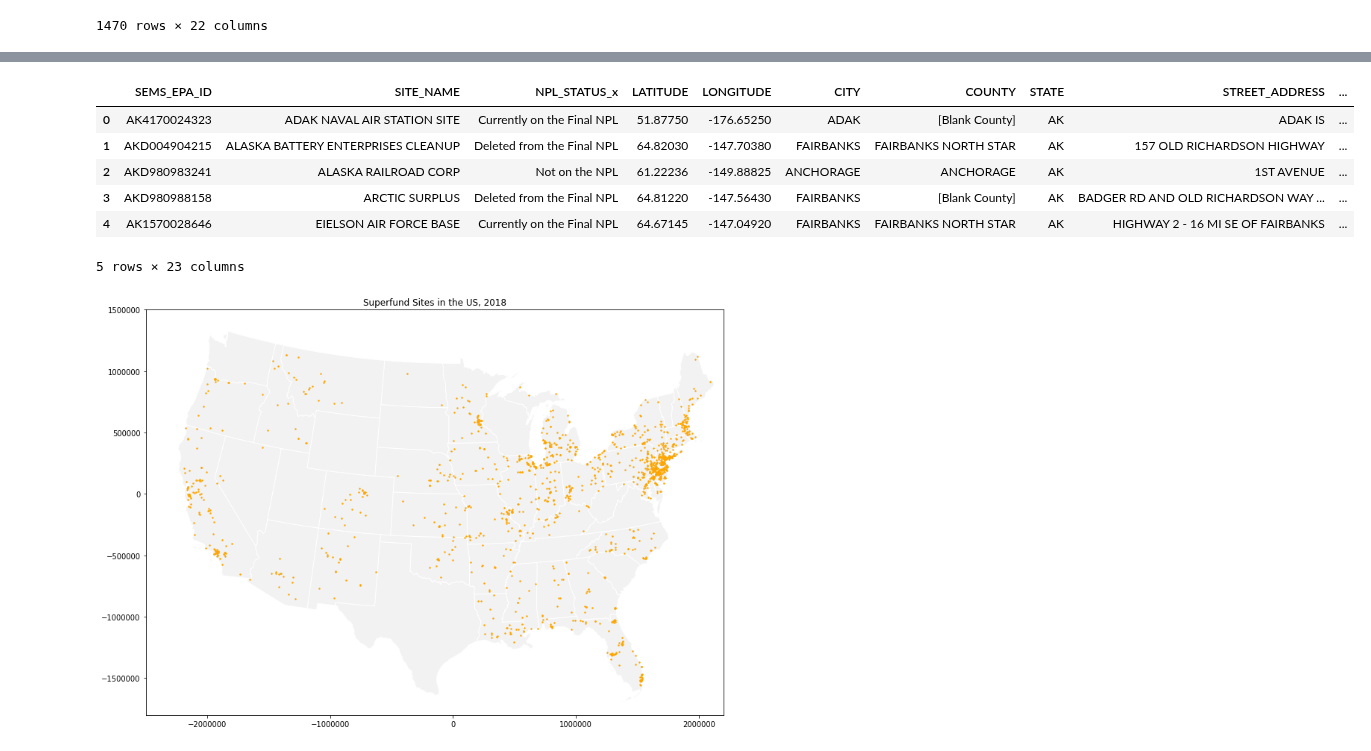
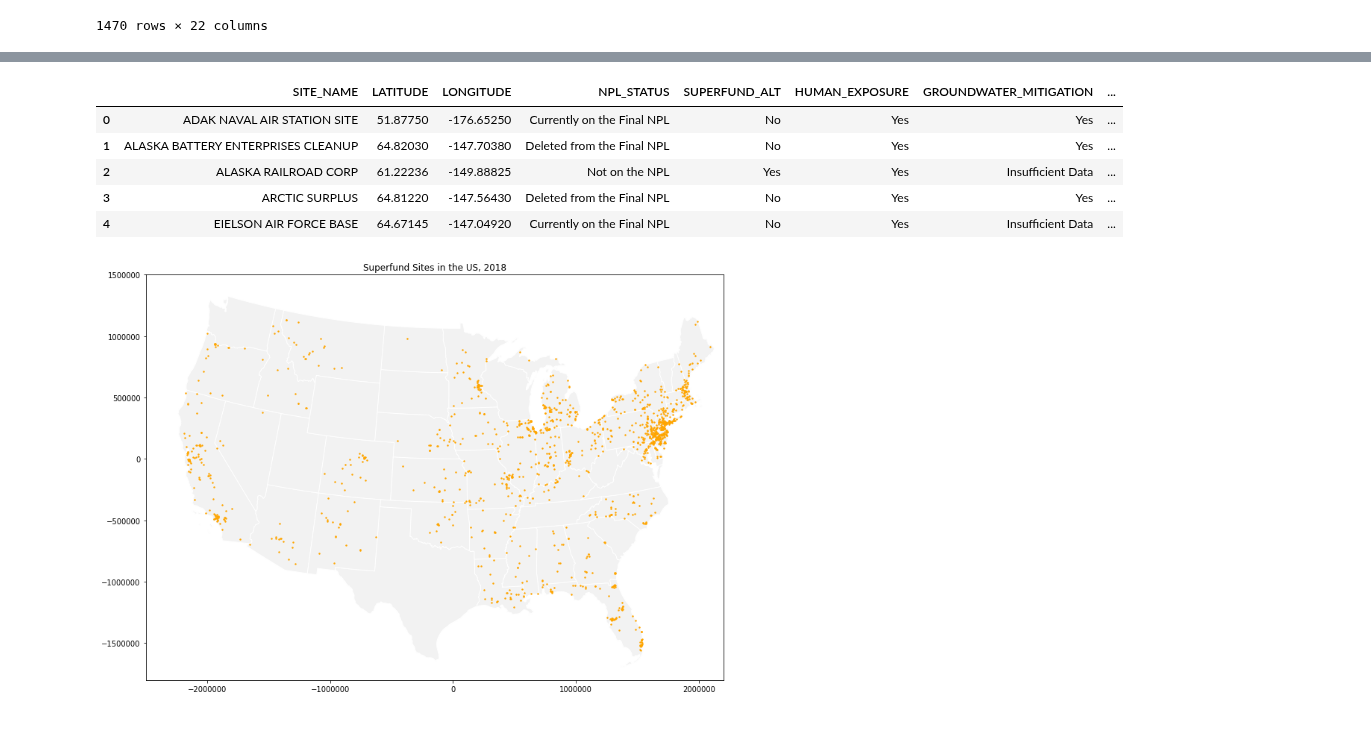
Before and after one commit to EileenGrady/us-industrial-pollution, a Jupyter notebook: notebooks/wrangle-superfund-site-data.ipynb, the cells around one changed output, grey strips where cells are left out. Cells and saved outputs as stored; diff of their text form; code cells hidden in the pictures.

Commit message:
clean notebooks and edit README

```diff
--- a/notebooks/wrangle-superfund-site-data.ipynb
+++ b/notebooks/wrangle-superfund-site-data.ipynb
@@ -251,8 +261,8 @@ missing[missing['STREET_ADDRESS'].str.match(r'([^\d]+)')]
 Over half of the sites with missing coordinates are missing a street number. For now I am going to drop the records without coordinate values.
 # %%
 # drop records that have null values in the lat/long columns
-superfund_sites = joined.dropna(subset=['LATITUDE', 'LONGITUDE'])
-superfund_sites
+superfund = joined.dropna(subset=['LATITUDE', 'LONGITUDE'])
+superfund
 # %% [output]
 |  | SEMS_EPA_ID | SITE_NAME | NPL_STATUS_x | LATITUDE | LONGITUDE | CITY | COUNTY | STATE | STREET_ADDRESS | ... |
 | 0 | AK4170024323 | ADAK NAVAL AIR STATION SITE | Currently on the Final NPL | 51.8775 | -176.6525 | ADAK | [Blank County] | AK | ADAK IS | ... |
@@ -271,0 +391,4 @@ superfund_sites
+# %%
+superfund_filter = superfund.filter(['SITE_NAME', 'LATITUDE', 'LONGITUDE', 'NPL_STATUS_x', 'SUPERFUND_ALTERNATIVE_APPROACH', 'HUMAN_EXPOSURE_UNDER_CONTROL', 'GROUNDWATER_MIGRATION_UNDER_CONTROL', 'HRS_SCORE'], axis=1)
+superfund_filter = superfund_filter.rename(columns={'NPL_STATUS_x': 'NPL_STATUS', 'SUPERFUND_ALTERNATIVE_APPROACH': 'SUPERFUND_ALT', 'HUMAN_EXPOSURE_UNDER_CONTROL':'HUMAN_EXPOSURE', 'GROUNDWATER_MIGRATION_UNDER_CONTROL': 'GROUNDWATER_MITIGATION'})
+superfund_filter
@@ -272,23 +421,22 @@ superfund_sites
 # %%
 # cast lat/long columns to float
-superfund_sites['LATITUDE'] = superfund_sites['LATITUDE'].astype(float)
-superfund_sites['LONGITUDE'] = superfund_sites['LONGITUDE'].astype(float)
+superfund_filter['LATITUDE'] = superfund_filter['LATITUDE'].astype(float)
+superfund_filter['LONGITUDE'] = superfund_filter['LONGITUDE'].astype(float)
 
 # create geodataframe using Latitude and Longitude columns
-gdf = gpd.GeoDataFrame(superfund_sites, geometry=gpd.points_from_xy(superfund_sites.LONGITUDE, superfund_sites.LATITUDE))
+gdf = gpd.GeoDataFrame(superfund_filter, geometry=gpd.points_from_xy(superfund_filter.LONGITUDE, superfund_filter.LATITUDE))
 
 # define crs for geodataframe
 gdf.crs = {'init' :'epsg:4326'}
 
 gdf.head()
 # %% [output]
-|  | SEMS_EPA_ID | SITE_NAME | NPL_STATUS_x | LATITUDE | LONGITUDE | CITY | COUNTY | STATE | STREET_ADDRESS | ... |
-| 0 | AK4170024323 | ADAK NAVAL AIR STATION SITE | Currently on the Final NPL | 51.87750 | -176.65250 | ADAK | [Blank County] | AK | ADAK IS | ... |
-| 1 | AKD004904215 | ALASKA BATTERY ENTERPRISES CLEANUP | Deleted from the Final NPL | 64.82030 | -147.70380 | FAIRBANKS | FAIRBANKS NORTH STAR | AK | 157 OLD RICHARDSON HIGHWAY | ... |
-| 2 | AKD980983241 | ALASKA RAILROAD CORP | Not on the NPL | 61.22236 | -149.88825 | ANCHORAGE | ANCHORAGE | AK | 1ST AVENUE | ... |
-| 3 | AKD980988158 | ARCTIC SURPLUS | Deleted from the Final NPL | 64.81220 | -147.56430 | FAIRBANKS | [Blank County] | AK | BADGER RD AND OLD RICHARDSON WAY ... | ... |
-| 4 | AK1570028646 | EIELSON AIR FORCE BASE | Currently on the Final NPL | 64.67145 | -147.04920 | FAIRBANKS | FAIRBANKS NORTH STAR | AK | HIGHWAY 2 - 16 MI SE OF FAIRBANKS | ... |
+|  | SITE_NAME | LATITUDE | LONGITUDE | NPL_STATUS | SUPERFUND_ALT | HUMAN_EXPOSURE | GROUNDWATER_MITIGATION | ... |
+| 0 | ADAK NAVAL AIR STATION SITE | 51.87750 | -176.65250 | Currently on the Final NPL | No | Yes | Yes | ... |
+| 1 | ALASKA BATTERY ENTERPRISES CLEANUP | 64.82030 | -147.70380 | Deleted from the Final NPL | No | Yes | Yes | ... |
+| 2 | ALASKA RAILROAD CORP | 61.22236 | -149.88825 | Not on the NPL | Yes | Yes | Insufficient Data | ... |
+| 3 | ARCTIC SURPLUS | 64.81220 | -147.56430 | Deleted from the Final NPL | No | Yes | Yes | ... |
+| 4 | EIELSON AIR FORCE BASE | 64.67145 | -147.04920 | Currently on the Final NPL | No | Yes | Insufficient Data | ... |
-5 rows × 23 columns
 # %%
 #plot superfund sites over state basemap to check and visualize distribution
 states = gpd.read_file('http://www2.census.gov/geo/tiger/GENZ2017/shp/cb_2017_us_state_20m.zip')
```
Also changed, not shown: parts of 20 cells of this notebook, 7 other files.
